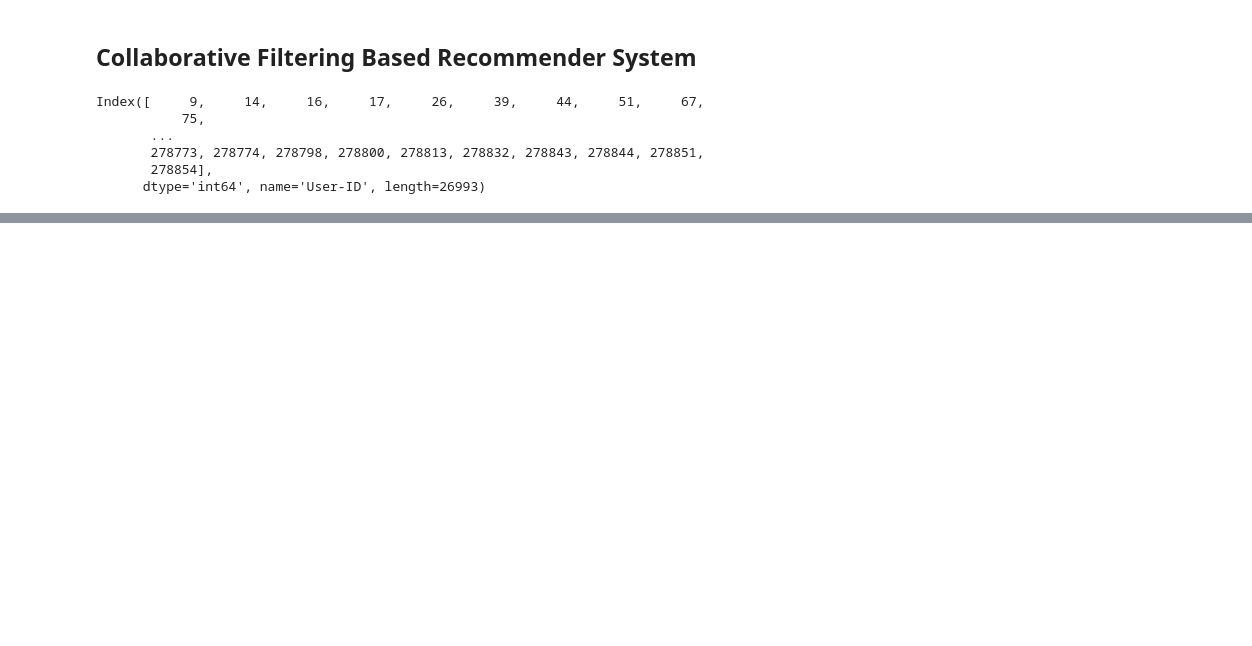
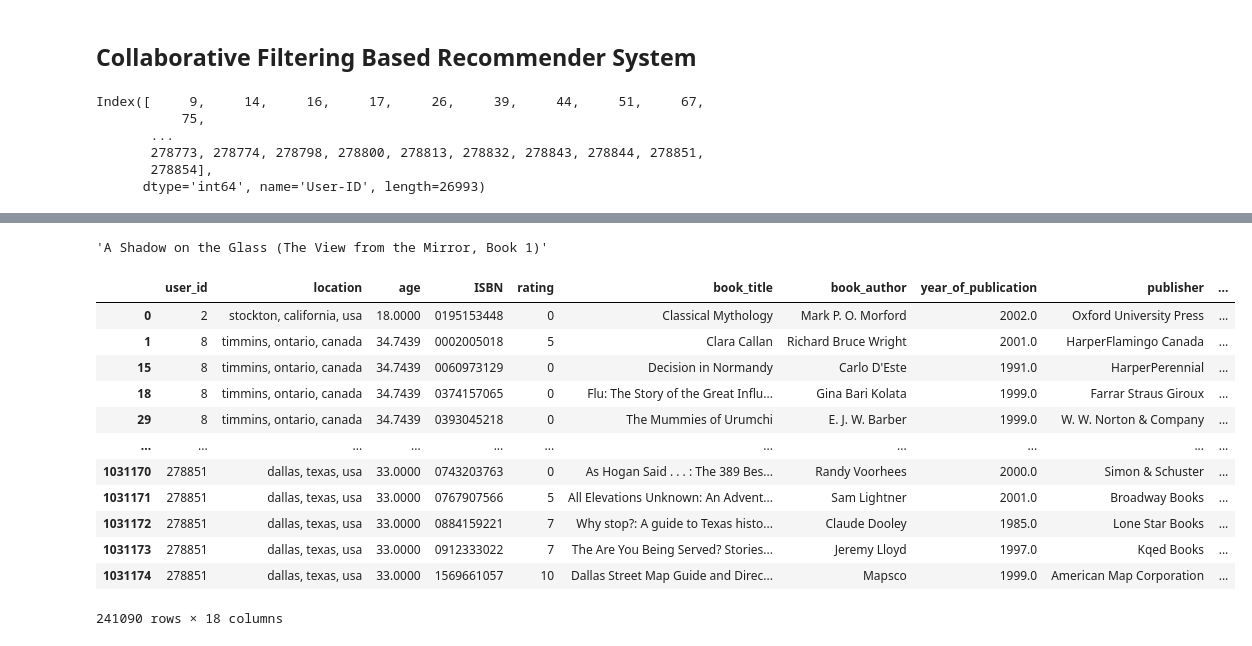
Before and after one commit to NutrinoDaya/Machine-Learning, a Jupyter notebook: Projects/Book Recommendation System/Book Recommendation System.ipynb, the cells around one changed output, grey strips where cells are left out. Drawn from its saved outputs; the diff is of its cells as text; code cells hidden in the pictures; blank space fills up the shorter version.

```diff
--- a/Projects/Book Recommendation System/Book Recommendation System.ipynb
+++ b/Projects/Book Recommendation System/Book Recommendation System.ipynb
@@ -210,0 +260,4 @@ pt
+# %%
+pt.index[545]
+# %% [output]
+'A Shadow on the Glass (The View from the Mirror, Book 1)'
@@ -210,0 +267,16 @@ pt
+# %%
+books.drop_duplicates('book_title')
+# %% [output]
+|  | user_id | location | age | ISBN | rating | book_title | book_author | year_of_publication | publisher | ... |
+| 0 | 2 | stockton, california, usa | 18.0000 | 0195153448 | 0 | Classical Mythology | Mark P. O. Morford | 2002.0 | Oxford University Press | ... |
+| 1 | 8 | timmins, ontario, canada | 34.7439 | 0002005018 | 5 | Clara Callan | Richard Bruce Wright | 2001.0 | HarperFlamingo Canada | ... |
+| 15 | 8 | timmins, ontario, canada | 34.7439 | 0060973129 | 0 | Decision in Normandy | Carlo D'Este | 1991.0 | HarperPerennial | ... |
+| 18 | 8 | timmins, ontario, canada | 34.7439 | 0374157065 | 0 | Flu: The Story of the Great Influ... | Gina Bari Kolata | 1999.0 | Farrar Straus Giroux | ... |
+| 29 | 8 | timmins, ontario, canada | 34.7439 | 0393045218 | 0 | The Mummies of Urumchi | E. J. W. Barber | 1999.0 | W. W. Norton & Company | ... |
+| ... | ... | ... | ... | ... | ... | ... | ... | ... | ... | ... |
+| 1031170 | 278851 | dallas, texas, usa | 33.0000 | 0743203763 | 0 | As Hogan Said . . . : The 389 Bes... | Randy Voorhees | 2000.0 | Simon & Schuster | ... |
+| 1031171 | 278851 | dallas, texas, usa | 33.0000 | 0767907566 | 5 | All Elevations Unknown: An Advent... | Sam Lightner | 2001.0 | Broadway Books | ... |
+| 1031172 | 278851 | dallas, texas, usa | 33.0000 | 0884159221 | 7 | Why stop?: A guide to Texas histo... | Claude Dooley | 1985.0 | Lone Star Books | ... |
+| 1031173 | 278851 | dallas, texas, usa | 33.0000 | 0912333022 | 7 | The Are You Being Served? Stories... | Jeremy Lloyd | 1997.0 | Kqed Books | ... |
+| 1031174 | 278851 | dallas, texas, usa | 33.0000 | 1569661057 | 10 | Dallas Street Map Guide and Direc... | Mapsco | 1999.0 | American Map Corporation | ... |
+241090 rows × 18 columns
```
Also changed, not shown: parts of 8 cells of this notebook, 4 other files.
